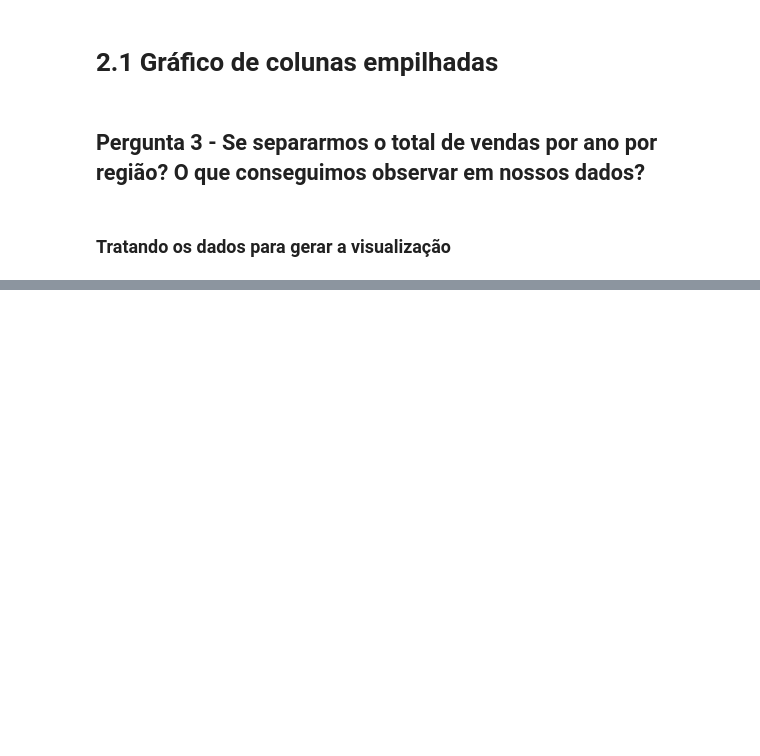
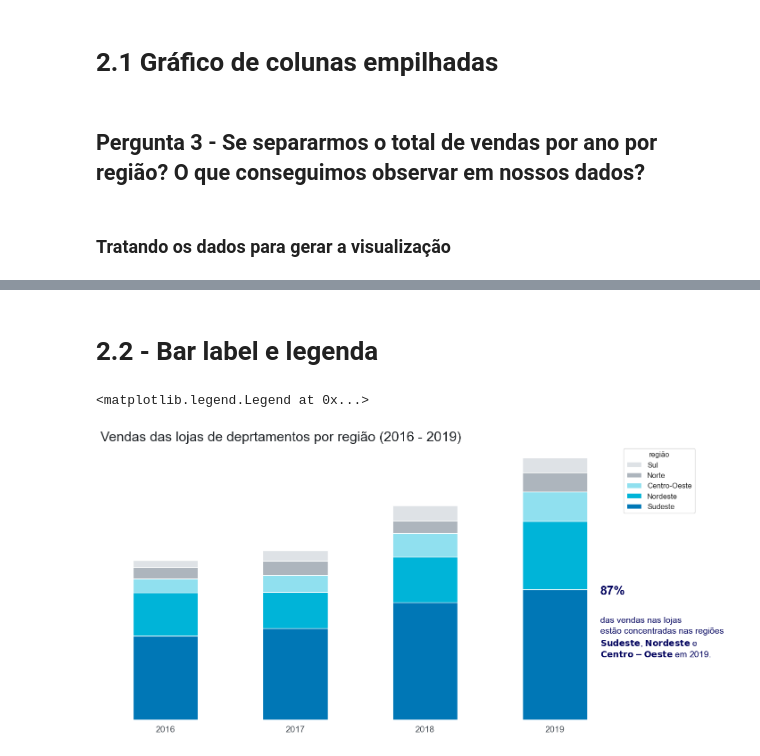
Before and after one commit to RogerCabralSilva/Data-Visualization-gr-ficos-de-compara--o-e-distribui--o, a Jupyter notebook: notebook.ipynb, the cells around one changed output, grey strips where cells are left out. Cells and saved outputs as stored; diff of their text form; code cells hidden in the pictures; blank space fills up the shorter version.

```diff
--- a/notebook.ipynb
+++ b/notebook.ipynb
@@ -239,0 +288,13 @@ df_vendas_reg
+# %% [markdown]
+# 2.2 - Bar label e legenda
+# %%
+# configurando o gráfico com parâmetros
+
+# Chamando função
+ax = grafico_vendas_regiao()
+
+# Personalizar legenda
+ax.legend(bbox_to_anchor=(1,1), reverse=True, title="região", title_fontsize=12, fontsize=12)
+# %% [output]
+<matplotlib.legend.Legend at 0x...>
+[figure, added]
```
Also changed, not shown: parts of 4 cells of this notebook.
